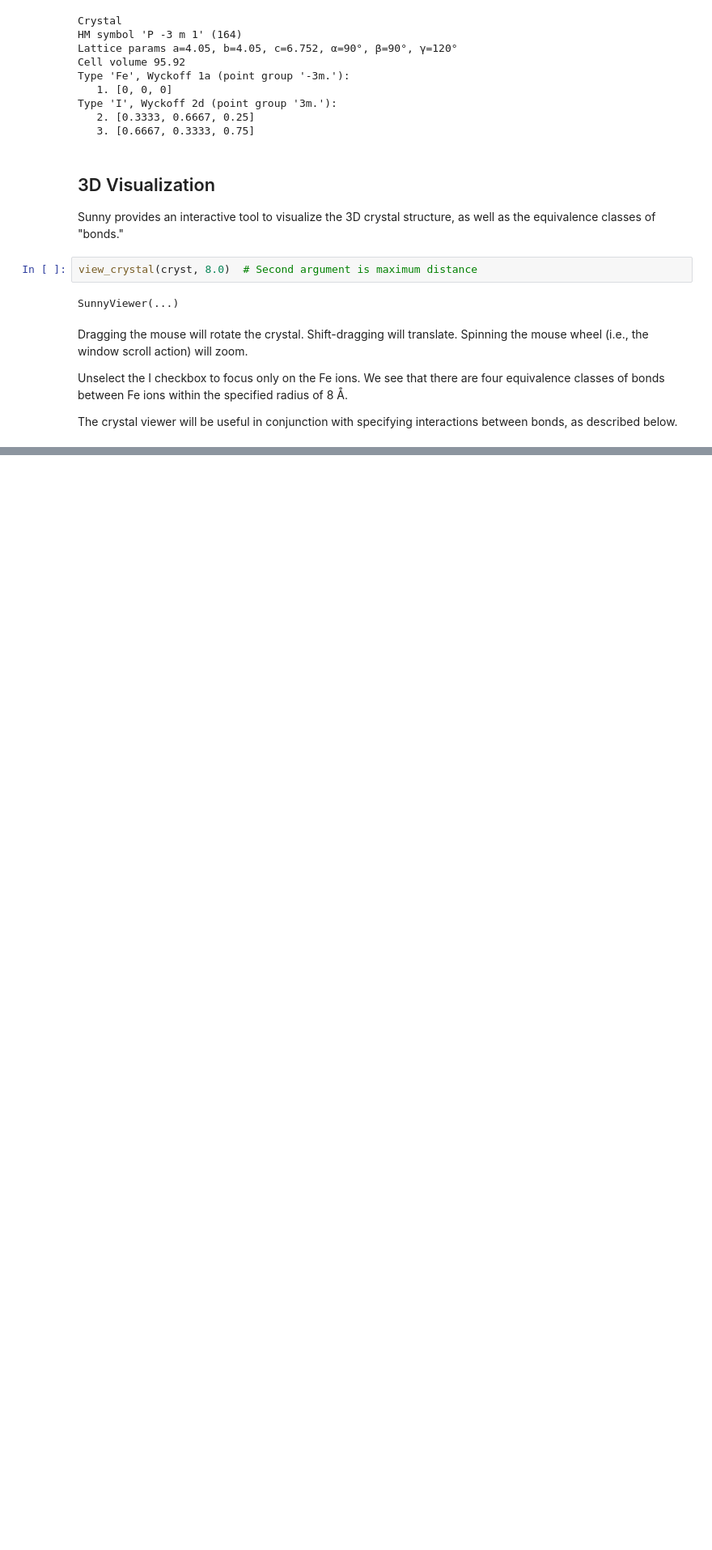
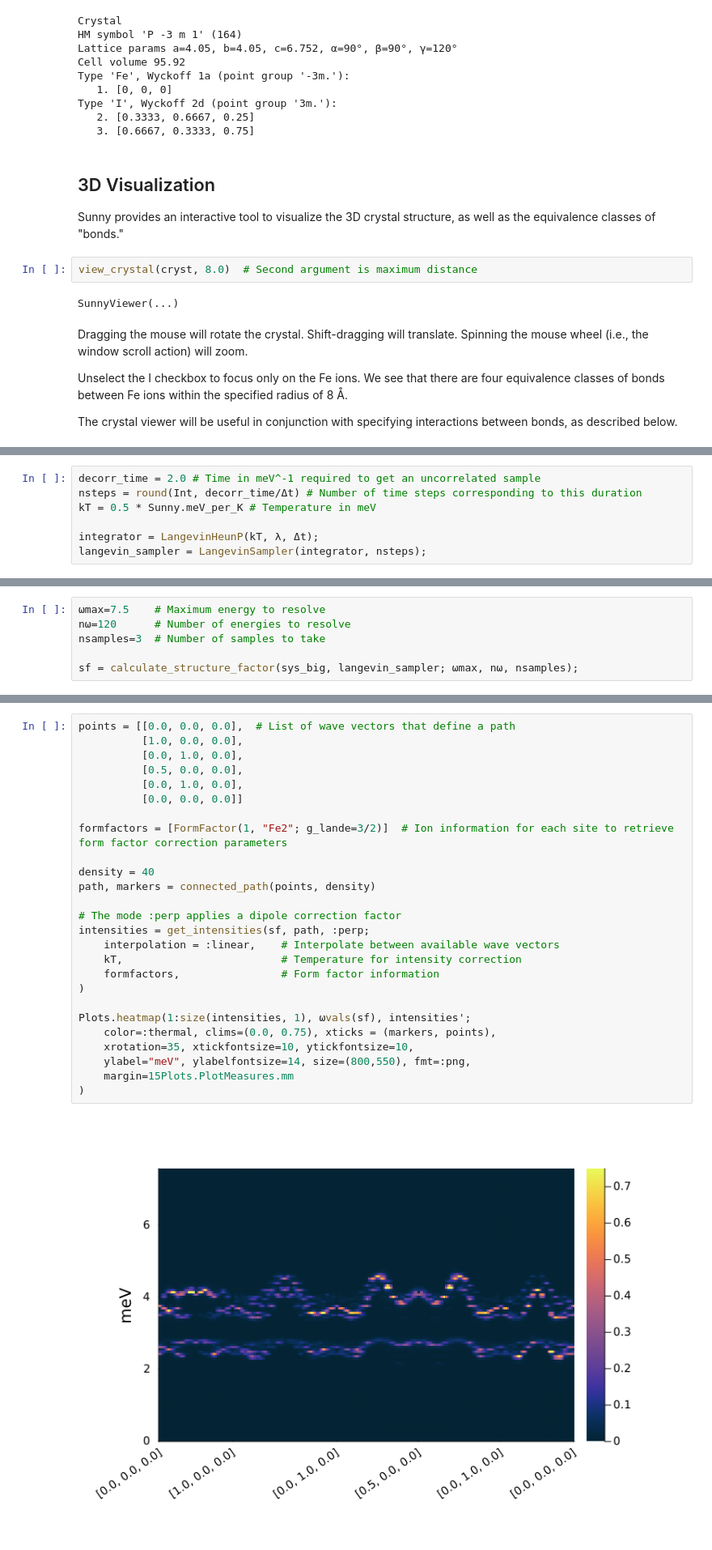
Before and after one commit to SunnySuite/SunnyTutorials, a Jupyter notebook: tutorials/FeI2/FeI2_tutorial.ipynb, the cells around one changed output, grey strips where cells are left out. Shown at 81% size. Saved outputs shown, nothing was run; the diff lists cells and outputs as text; blank space fills up the shorter version.

```diff
--- a/tutorials/FeI2/FeI2_tutorial.ipynb
+++ b/tutorials/FeI2/FeI2_tutorial.ipynb
@@ -549,0 +381,7 @@ Plots.plot(ps...; size=(1200,1000), margin=3Plots.mm, fmt=:png)
+# %%
+decorr_time = 2.0 # Time in meV^-1 required to get an uncorrelated sample
+nsteps = round(Int, decorr_time/Δt) # Number of time steps corresponding to this duration
+kT = 0.5 * Sunny.meV_per_K # Temperature in meV
+
+integrator = LangevinHeunP(kT, λ, Δt);
+langevin_sampler = LangevinSampler(integrator, nsteps);
@@ -549,0 +396,6 @@ Plots.plot(ps...; size=(1200,1000), margin=3Plots.mm, fmt=:png)
+# %%
+ωmax=7.5    # Maximum energy to resolve
+nω=120      # Number of energies to resolve
+nsamples=3  # Number of samples to take
+
+sf = calculate_structure_factor(sys_big, langevin_sampler; ωmax, nω, nsamples);
@@ -549,0 +432,28 @@ Plots.plot(ps...; size=(1200,1000), margin=3Plots.mm, fmt=:png)
+# %%
+points = [[0.0, 0.0, 0.0],  # List of wave vectors that define a path
+          [1.0, 0.0, 0.0],
+          [0.0, 1.0, 0.0],
+          [0.5, 0.0, 0.0],
+          [0.0, 1.0, 0.0],
+          [0.0, 0.0, 0.0]]
+
+formfactors = [FormFactor(1, "Fe2"; g_lande=3/2)]  # Ion information for each site to retrieve form factor correction parameters
+
+density = 40
+path, markers = connected_path(points, density)
+
+# The mode :perp applies a dipole correction factor
+intensities = get_intensities(sf, path, :perp;
+    interpolation = :linear,    # Interpolate between available wave vectors
+    kT,                         # Temperature for intensity correction
+    formfactors,                # Form factor information
+)
+
+Plots.heatmap(1:size(intensities, 1), ωvals(sf), intensities';
+    color=:thermal, clims=(0.0, 0.75), xticks = (markers, points),
+    xrotation=35, xtickfontsize=10, ytickfontsize=10,
+    ylabel="meV", ylabelfontsize=14, size=(800,550), fmt=:png,
+    margin=15Plots.PlotMeasures.mm
+)
+# %% [output]
+[figure, added]
```
Also changed, not shown: parts of 148 cells of this notebook.
